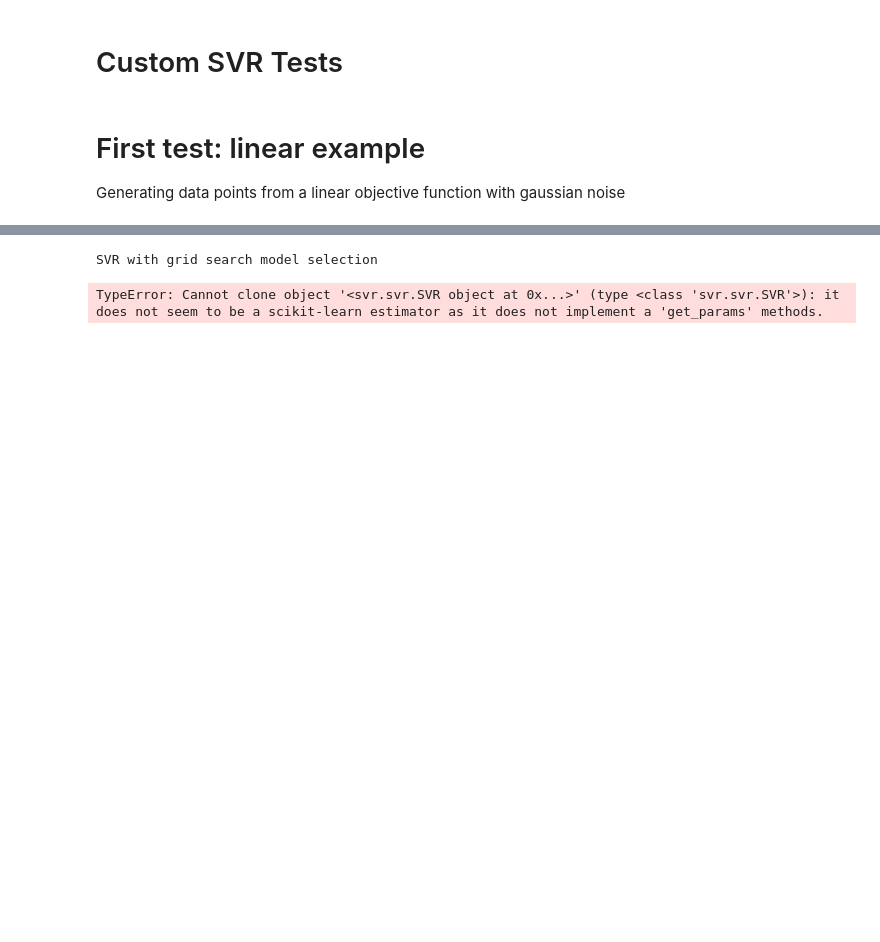
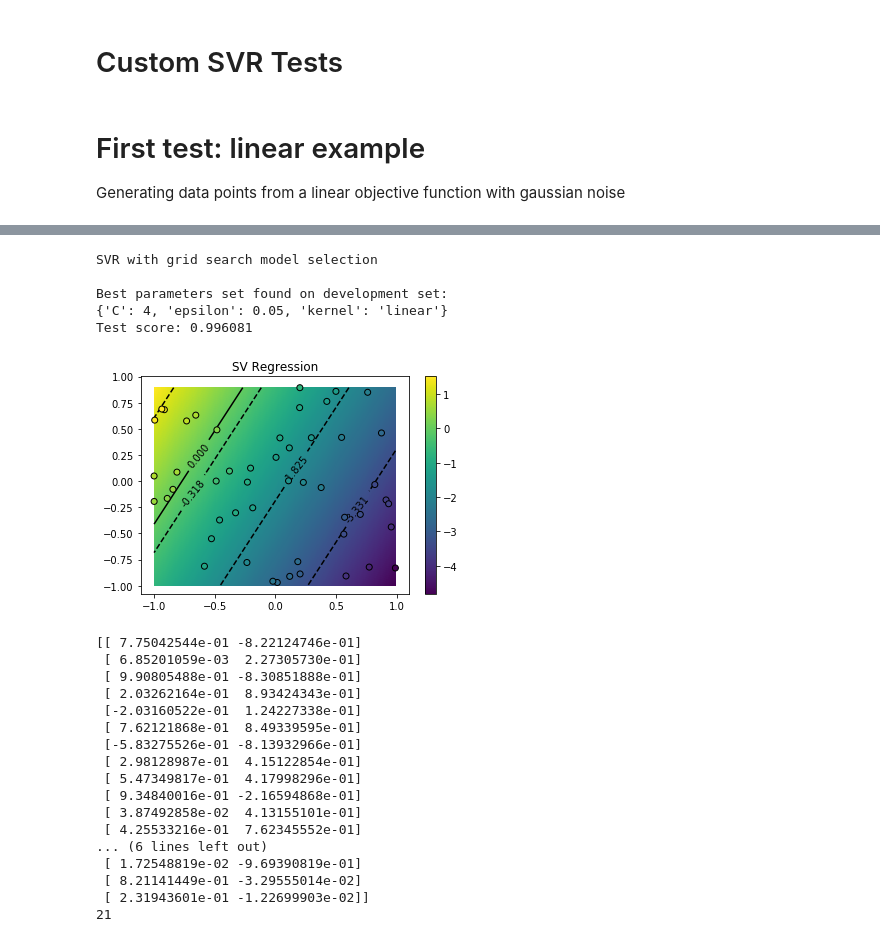
Before and after one commit to Scienziatopazzo/svm-thesis, a Jupyter notebook: experiments/Custom-SVR-Tests.ipynb, the cells around one changed output, grey strips where cells are left out. Cells and saved outputs as stored; diff of their text form; code cells hidden in the pictures; blank space fills up the shorter version.

```diff
--- a/experiments/Custom-SVR-Tests.ipynb
+++ b/experiments/Custom-SVR-Tests.ipynb
@@ -105,32 +121,56 @@ print("SVR with grid search model selection\n")
 
 X_TrainAndValidation, X_Test, y_TrainAndValidation, y_Test = train_test_split(X, y, test_size = 1/3)
 
 
 param_grid = [
   {'C': [0.5, 1, 2, 4, 8, 16], 'epsilon':[0.001, 0.005, 0.01, 0.05, 0.1, 0.5, 1, 5, 10], 'kernel': ['linear']},
   {'C': [0.5, 1, 2, 4, 8, 16], 'epsilon':[0.001, 0.005, 0.01, 0.05, 0.1, 0.5, 1, 5, 10], 'gamma': [0.001, 0.0001], 'kernel': ['rbf']},
  ]
 
-svreg = GridSearchCV(SVR(), param_grid, cv=2)
+svreg = GridSearchCV(svm.SVR(), param_grid, cv=2)
 svreg.fit(X_TrainAndValidation, y_TrainAndValidation)
 
 print("Best parameters set found on development set:")
 print(svreg.best_params_)
 print("Test score: %f" % svreg.score(X_Test,y_Test))
 
 plt.scatter(X[:, 0], X[:, 1], c=y, zorder=10, edgecolor='k')
 plt.axis('tight')
 
 Ysvreg = svreg.predict(np.c_[X1.ravel(), X2.ravel()]).reshape(X1.shape)
 meshsvreg = plt.pcolormesh(X1, X2, Ysvreg)
 consvreg = plt.contour(X1, X2, Ysvreg, colors=['k']*10, linestyles=['--']*10, levels=np.linspace(y.min(), y.max(), num=5))
 plt.clabel(consvreg, inline=1, fontsize=10)
 zerocsvreg = plt.contour(X1, X2, Ysvreg, colors=['k'], linestyles=['-'], levels=[0])
 plt.clabel(zerocsvreg, inline=1, fontsize=10)
 plt.colorbar(meshsvreg, extendfrac='auto')
 
 plt.title("SV Regression")
 plt.show()
+
+print(svreg.best_estimator_.support_vectors_)
+print(len(svreg.best_estimator_.support_vectors_))
 # %% [output]
 SVR with grid search model selection
+
+Best parameters set found on development set:
+{'C': 4, 'epsilon': 0.05, 'kernel': 'linear'}
+Test score: 0.996081
+[figure, added]
-TypeError: Cannot clone object '<svr.svr.SVR object at 0x...>' (type <class 'svr.svr.SVR'>): it does not seem to be a scikit-learn estimator as it does not implement a 'get_params' methods.
+[[ 7.75042544e-01 -8.22124746e-01]
+ [ 6.85201059e-03  2.27305730e-01]
+ [ 9.90805488e-01 -8.30851888e-01]
+ [ 2.03262164e-01  8.93424343e-01]
+ [-2.03160522e-01  1.24227338e-01]
+ [ 7.62121868e-01  8.49339595e-01]
+ [-5.83275526e-01 -8.13932966e-01]
+ [ 2.98128987e-01  4.15122854e-01]
+ [ 5.47349817e-01  4.17998296e-01]
+ [ 9.34840016e-01 -2.16594868e-01]
+ [ 3.87492858e-02  4.13155101e-01]
+ [ 4.25533216e-01  7.62345552e-01]
+... (6 lines left out)
+ [ 1.72548819e-02 -9.69390819e-01]
+ [ 8.21141449e-01 -3.29555014e-02]
+ [ 2.31943601e-01 -1.22699903e-02]]
+21
```
Also changed, not shown: parts of 7 cells of this notebook, 2 other files.
